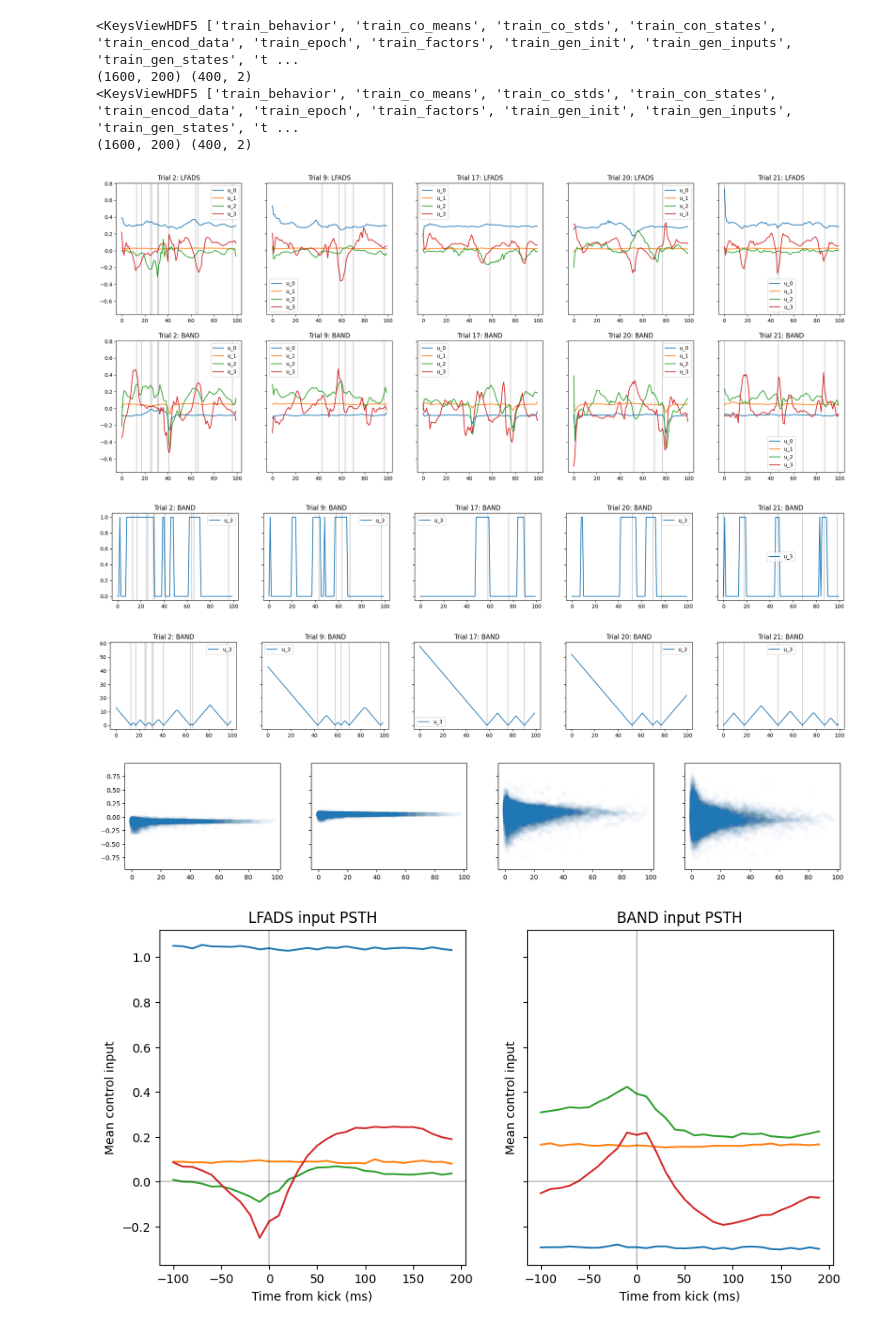
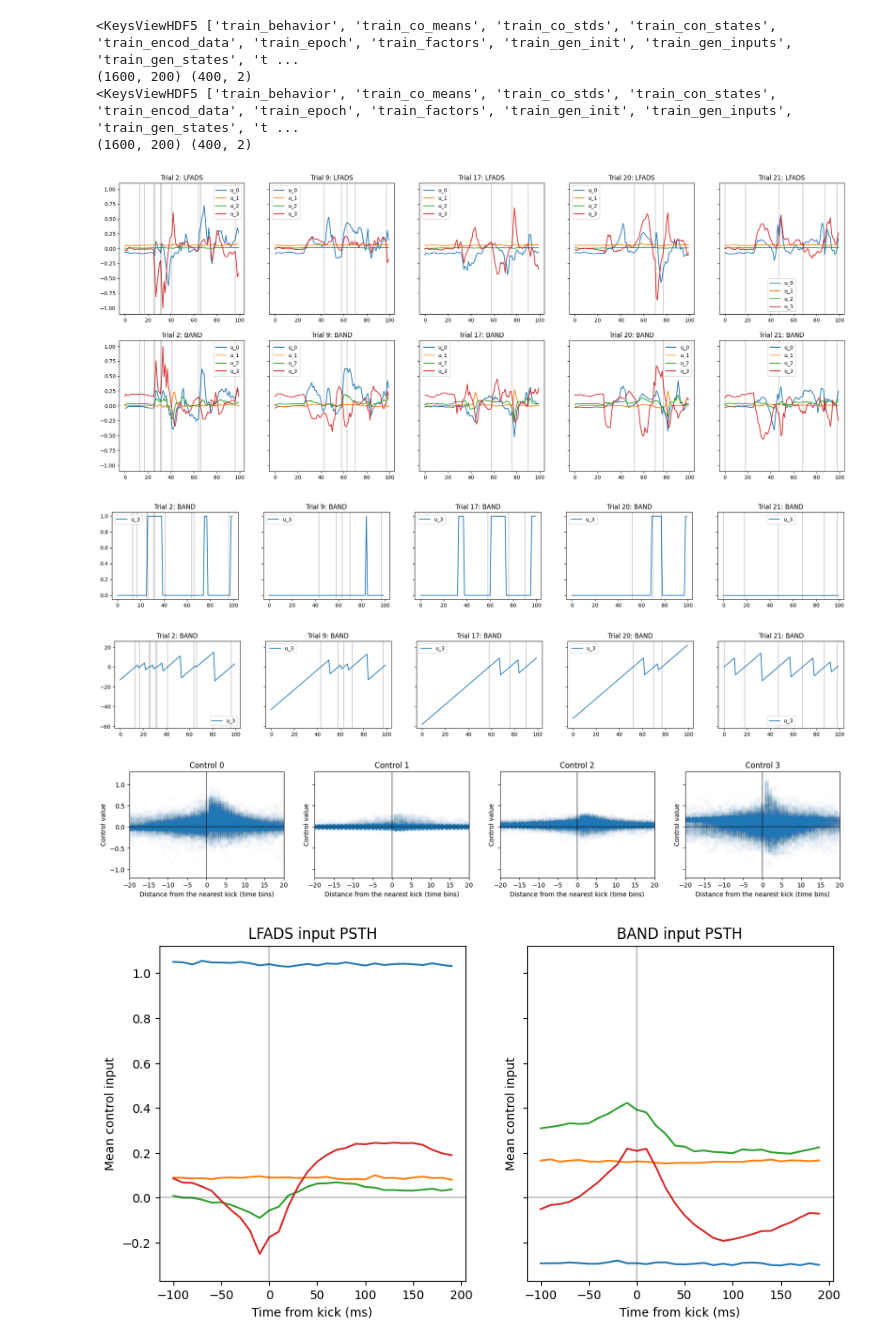
Before and after one commit to NinelK/BAND-torch, a Jupyter notebook: notebooks/post/compare_synthetic_pairs.ipynb, the cells around one changed output. Saved outputs shown, nothing was run; the diff lists cells and outputs as text; code cells hidden in the pictures.

Commit message:
visualize wrt signed distance to true kick

```diff
--- a/notebooks/post/compare_synthetic_pairs.ipynb
+++ b/notebooks/post/compare_synthetic_pairs.ipynb
@@ -37,8 +34,8 @@ bin_size_ms = 10
 # model_names = ['lfads_both_20f_pendulum', 'band_both_20f_pendulum']
 
 dataset_name = 'lorenz'
-# model_names = ['lfads_both_20f_lorenz', 'band_both_20f_lorenz']
-model_names = ['lfads_acausal_20f_lorenz', 'band_acausal_20f_lorenz']
+model_names = ['lfads_both_20f_lorenz', 'band_both_20f_lorenz']
+# model_names = ['lfads_acausal_20f_lorenz', 'band_acausal_20f_lorenz']
 
 best_model_dest = f"/disk/scratch/nkudryas/BAND-torch/runs/pbt-{dataset_name}/{dataset_name}"
 model_dests = [f"{best_model_dest}/{model_name}/best_model/" for model_name in model_names]
@@ -268,7 +267,7 @@ for it, t in enumerate(trials2plot):
         for l in test_set['kick_bins'][t]:
             axes[i,it].axvline(l,c='k',alpha=0.2)
 # %% [output]
-[figure, old version]
+[figure, new version]
 # %%
 # apply k-means with k=2
 flat_controls = both_control_means[0].reshape(-1, both_control_means[0].shape[-1])
@@ -287,7 +286,7 @@ for it, t in enumerate(trials2plot):
     for l in test_set['kick_bins'][t]:
         axes[it].axvline(l,c='k',alpha=0.2)
 # %% [output]
-[figure, old version]
+[figure, new version]
 # %%
 # create a variable that tracks distance to nearest kick
 distances = np.zeros((both_control_means[0].shape[0], both_control_means[0].shape[1]))
@@ -295,7 +294,8 @@ for t in range(both_control_means[0].shape[0]):
     for i in range(both_control_means[0].shape[1]):
         kick_times = test_set['kick_bins'][t]
         if len(kick_times) > 0:
-            distances[t,i] = np.min(np.abs(np.array(kick_times) - i))
+            arg = np.argmin(np.abs(np.array(kick_times) - i))
+            distances[t,i] = i-np.array(kick_times)[arg]
         else:
             distances[t,i] = np.inf
 
@@ -307,14 +307,20 @@ for it, t in enumerate(trials2plot):
     for l in test_set['kick_bins'][t]:
         axes[it].axvline(l,c='k',alpha=0.2)
 # %% [output]
-[figure, old version]
+[figure, new version]
 # %%
 # plot control wrt distance to kick
 fig, axes = plt.subplots(1, co_dim, figsize=(5*co_dim,3),sharey=True)
 for c in range(co_dim):
     axes[c].plot(distances.flatten(), both_control_means[1][...,c].flatten(), 'o', alpha=0.01)
+    axes[c].set_title(f'Control {c}')
+    axes[c].set_xlabel('Distance from the nearest kick (time bins)')
+    axes[c].set_ylabel('Control value')
+    axes[c].axvline(0,c='k',alpha=0.5)
+    axes[c].axhline(0,c='k',alpha=0.5)
+    axes[c].set_xlim(-20,20)
 # %% [output]
-[figure, old version]
+[figure, new version]
 # %%
 # save latents and controls in lfads and band files
 for i, model_name in enumerate(model_names):
```
Also changed, not shown: parts of 3 cells of this notebook.
